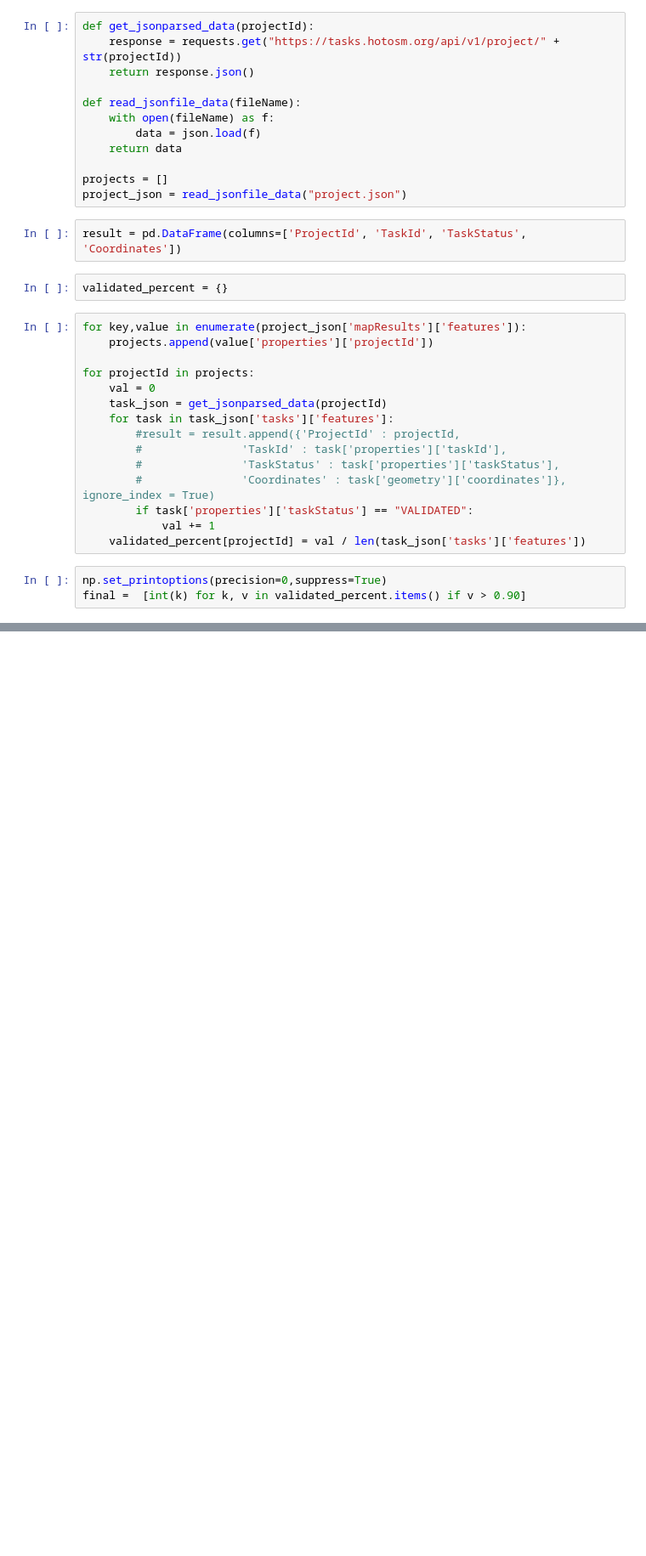
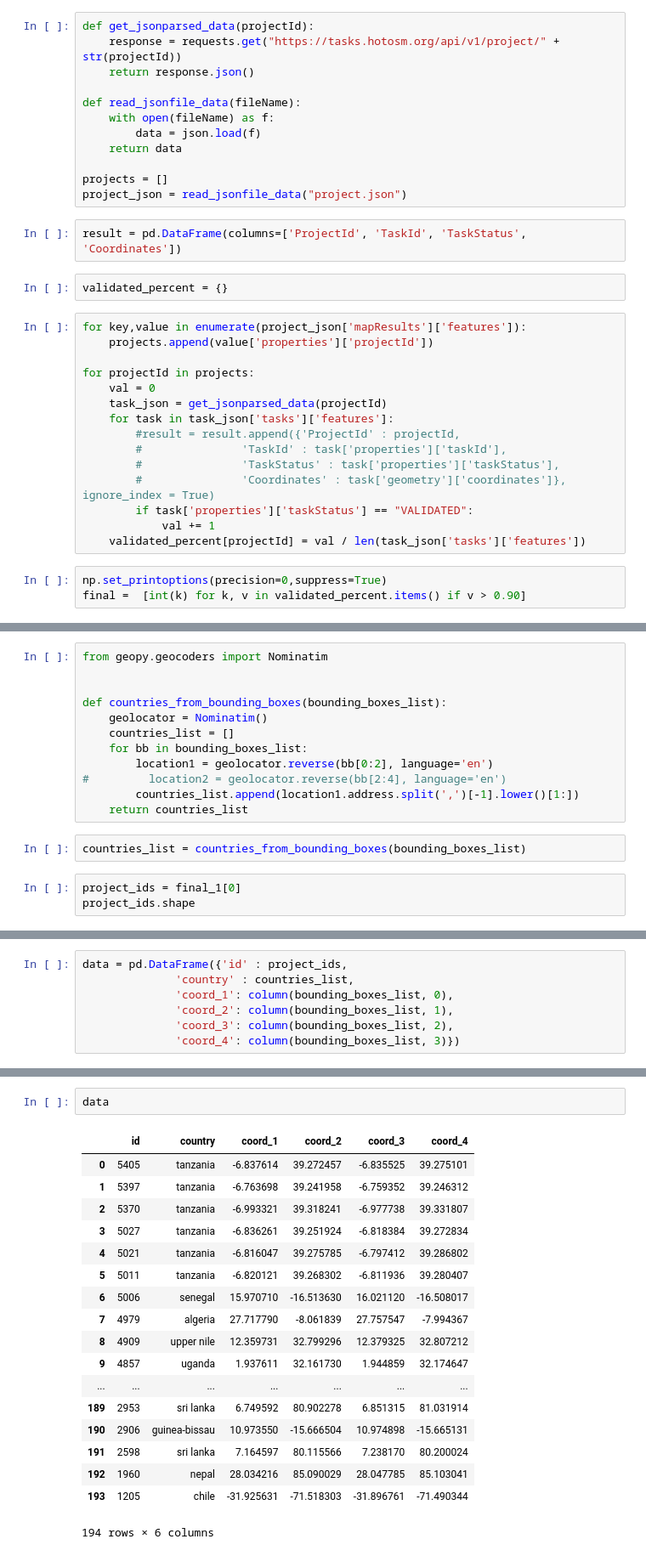
Before and after one commit to peeyushster/Semantic-Segmentation-of-Geospatial-Images, a Jupyter notebook: ProjectETL.ipynb, the cells around one changed output, grey strips where cells are left out. Shown at 85% size. Saved outputs shown, nothing was run; the diff lists cells and outputs as text; blank space fills up the shorter version.

```diff
--- a/ProjectETL.ipynb
+++ b/ProjectETL.ipynb
@@ -48,0 +120,17 @@ np.savetxt("project_90b.csv", a, delimiter=",")
+# %%
+from geopy.geocoders import Nominatim
+
+
+def countries_from_bounding_boxes(bounding_boxes_list):
+    geolocator = Nominatim()
+    countries_list = []
+    for bb in bounding_boxes_list:
+        location1 = geolocator.reverse(bb[0:2], language='en')
+#         location2 = geolocator.reverse(bb[2:4], language='en')
+        countries_list.append(location1.address.split(',')[-1].lower()[1:])
+    return countries_list
+# %%
+countries_list = countries_from_bounding_boxes(bounding_boxes_list)
+# %%
+project_ids = final_1[0]
+project_ids.shape
@@ -48,0 +178,7 @@ np.savetxt("project_90b.csv", a, delimiter=",")
+# %%
+data = pd.DataFrame({'id' : project_ids,
+              'country' : countries_list,
+              'coord_1': column(bounding_boxes_list, 0),
+              'coord_2': column(bounding_boxes_list, 1),
+              'coord_3': column(bounding_boxes_list, 2),
+              'coord_4': column(bounding_boxes_list, 3)})
@@ -48,0 +226,21 @@ np.savetxt("project_90b.csv", a, delimiter=",")
+# %%
+data
+# %% [output]
+|  | id | country | coord_1 | coord_2 | coord_3 | coord_4 |
+| 0 | 5405 | tanzania | -6.837614 | 39.272457 | -6.835525 | 39.275101 |
+| 1 | 5397 | tanzania | -6.763698 | 39.241958 | -6.759352 | 39.246312 |
+| 2 | 5370 | tanzania | -6.993321 | 39.318241 | -6.977738 | 39.331807 |
+| 3 | 5027 | tanzania | -6.836261 | 39.251924 | -6.818384 | 39.272834 |
+| 4 | 5021 | tanzania | -6.816047 | 39.275785 | -6.797412 | 39.286802 |
+| 5 | 5011 | tanzania | -6.820121 | 39.268302 | -6.811936 | 39.280407 |
+| 6 | 5006 | senegal | 15.970710 | -16.513630 | 16.021120 | -16.508017 |
+| 7 | 4979 | algeria | 27.717790 | -8.061839 | 27.757547 | -7.994367 |
+| 8 | 4909 | upper nile | 12.359731 | 32.799296 | 12.379325 | 32.807212 |
+| 9 | 4857 | uganda | 1.937611 | 32.161730 | 1.944859 | 32.174647 |
+| ... | ... | ... | ... | ... | ... | ... |
+| 189 | 2953 | sri lanka | 6.749592 | 80.902278 | 6.851315 | 81.031914 |
+| 190 | 2906 | guinea-bissau | 10.973550 | -15.666504 | 10.974898 | -15.665131 |
+| 191 | 2598 | sri lanka | 7.164597 | 80.115566 | 7.238170 | 80.200024 |
+| 192 | 1960 | nepal | 28.034216 | 85.090029 | 28.047785 | 85.103041 |
+| 193 | 1205 | chile | -31.925631 | -71.518303 | -31.896761 | -71.490344 |
+194 rows × 6 columns
```
Also changed, not shown: parts of 29 cells of this notebook, 1 other file.
